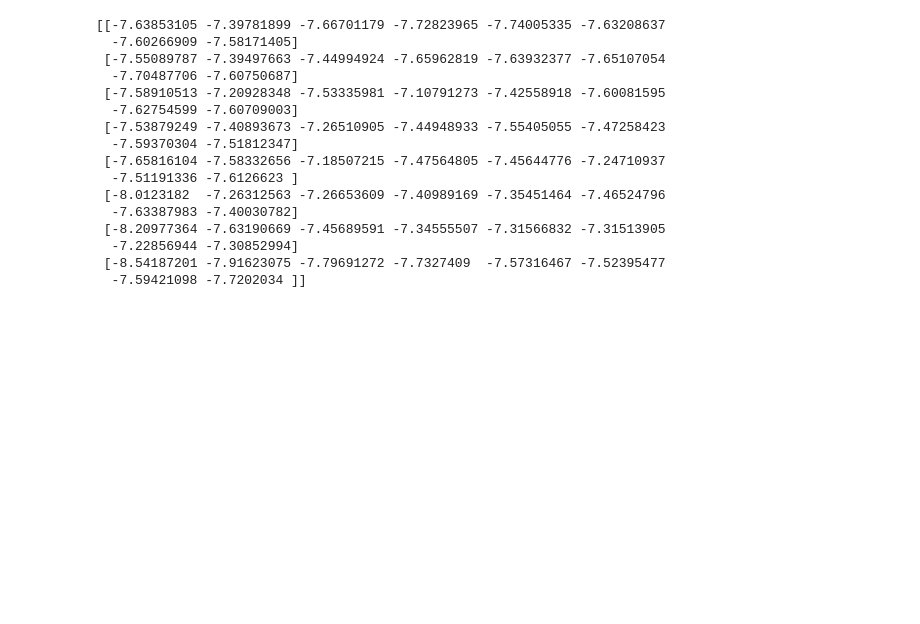
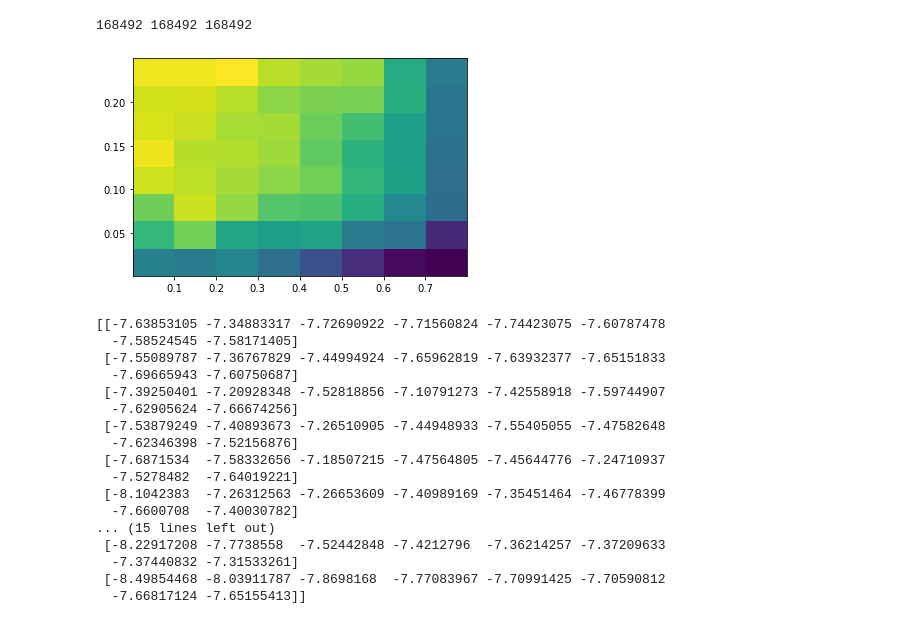
Before and after one commit to lanky441/3C66B_GWecc_search, a Jupyter notebook: make_plots.ipynb, the cells around one changed output. Drawn from its saved outputs; the diff is of its cells as text; code cells hidden in the pictures; blank space fills up the shorter version.

```diff
--- a/make_plots.ipynb
+++ b/make_plots.ipynb
@@ -41,6 +41,21 @@ plt.show()
 es = chain[burn:, e_idx]
 etas = chain[burn:, eta_idx]
 gwecc_log10_As = chain[burn:, A_idx]
+# %%
+ep, etap, logAp, valid = np.genfromtxt("valid_param_space.txt").transpose()
+
+ev = ep[valid==1]
+etav = etap[valid==1]
+logAv = logAp[valid==1]
+# %%
+print(len(ev), len(etav), len(logAv))
+# %% [output]
+168492 168492 168492
+# %%
+plt.hist2d(ev, etav, bins=8)
+plt.show()
+# %% [output]
+[figure, added]
 # %%
 # Define the number of bins for the first two parameters
 num_bins = 8
@@ -66,19 +93,20 @@ for i in range(num_bins):
 # %%
-print(percentiles)
+print(percentiles, valid_percentiles)
 # %% [output]
-[[-7.63853105 -7.39781899 -7.66701179 -7.72823965 -7.74005335 -7.63208637
-  -7.60266909 -7.58171405]
- [-7.55089787 -7.39497663 -7.44994924 -7.65962819 -7.63932377 -7.65107054
-  -7.70487706 -7.60750687]
- [-7.58910513 -7.20928348 -7.53335981 -7.10791273 -7.42558918 -7.60081595
-  -7.62754599 -7.60709003]
- [-7.53879249 -7.40893673 -7.26510905 -7.44948933 -7.55405055 -7.47258423
-  -7.59370304 -7.51812347]
- [-7.65816104 -7.58332656 -7.18507215 -7.47564805 -7.45644776 -7.24710937
-  -7.51191336 -7.6126623 ]
- [-8.0123182  -7.26312563 -7.26653609 -7.40989169 -7.35451464 -7.46524796
-  -7.63387983 -7.40030782]
- [-8.20977364 -7.63190669 -7.45689591 -7.34555507 -7.31566832 -7.31513905
-  -7.22856944 -7.30852994]
- [-8.54187201 -7.91623075 -7.79691272 -7.7327409  -7.57316467 -7.52395477
-  -7.59421098 -7.7202034 ]]
+[[-7.63853105 -7.34883317 -7.72690922 -7.71560824 -7.74423075 -7.60787478
+  -7.58524545 -7.58171405]
+ [-7.55089787 -7.36767829 -7.44994924 -7.65962819 -7.63932377 -7.65151833
+  -7.69665943 -7.60750687]
+ [-7.39250401 -7.20928348 -7.52818856 -7.10791273 -7.42558918 -7.59744907
+  -7.62905624 -7.66674256]
+ [-7.53879249 -7.40893673 -7.26510905 -7.44948933 -7.55405055 -7.47582648
+  -7.62346398 -7.52156876]
+ [-7.6871534  -7.58332656 -7.18507215 -7.47564805 -7.45644776 -7.24710937
+  -7.5278482  -7.64019221]
+ [-8.1042383  -7.26312563 -7.26653609 -7.40989169 -7.35451464 -7.46778399
+  -7.6600708  -7.40030782]
+... (15 lines left out)
+ [-8.22917208 -7.7738558  -7.52442848 -7.4212796  -7.36214257 -7.37209633
+  -7.37440832 -7.31533261]
+ [-8.49854468 -8.03911787 -7.8698168  -7.77083967 -7.70991425 -7.70590812
+  -7.66817124 -7.65155413]]
```
Also changed, not shown: parts of 8 cells of this notebook, 2 other files.
